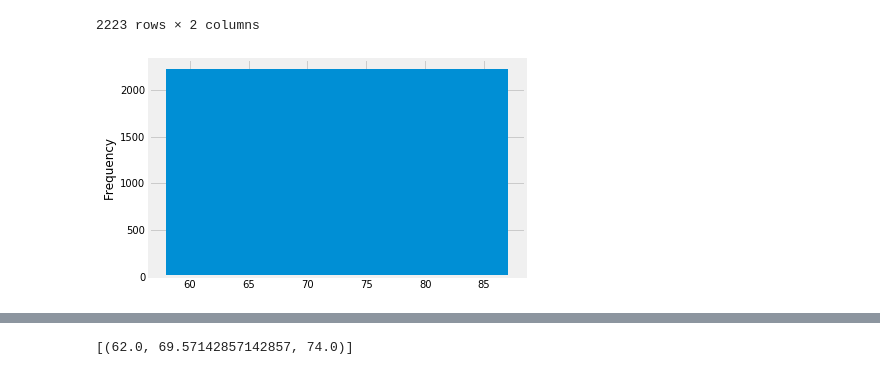
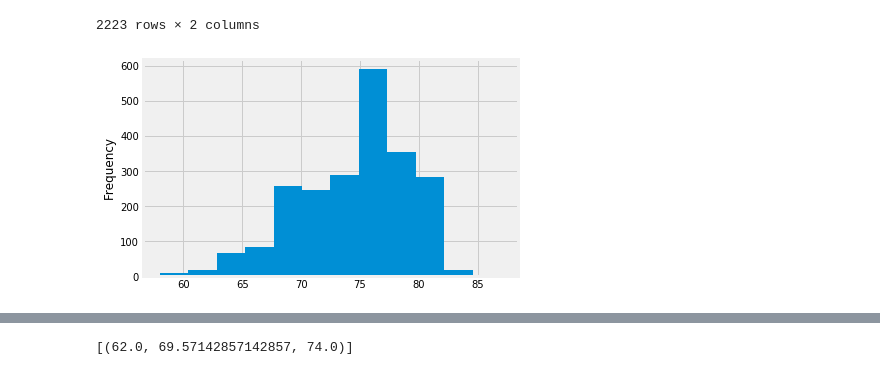
Before and after one commit to tlstapleton/Data_Science_Homework, a Jupyter notebook: 10-Advanced Data-Storage -and-Retrieval/Instructions/climate_Toni.ipynb, the cells around one changed output, grey strips where cells are left out. Cells and saved outputs as stored; diff of their text form; code cells hidden in the pictures.

```diff
--- a/10-Advanced Data-Storage -and-Retrieval/Instructions/climate_Toni.ipynb
+++ b/10-Advanced Data-Storage -and-Retrieval/Instructions/climate_Toni.ipynb
@@ -140,11 +141,11 @@ temperature_df
 | 2222 | 2017-08-23 | 76.0 |
 2223 rows × 2 columns
 # %%
-plt.hist(temperature_df['tobs'], bins=1)
+plt.hist(temperature_df['tobs'], bins=12)
 plt.ylabel('Frequency')
 plt.show()
 # %% [output]
-[figure, old version]
+[figure, new version]
 # %% [markdown]
 ![precipitation](Images/station-histogram.png)
 # %%
```
Also changed, not shown: parts of 4 cells of this notebook.
